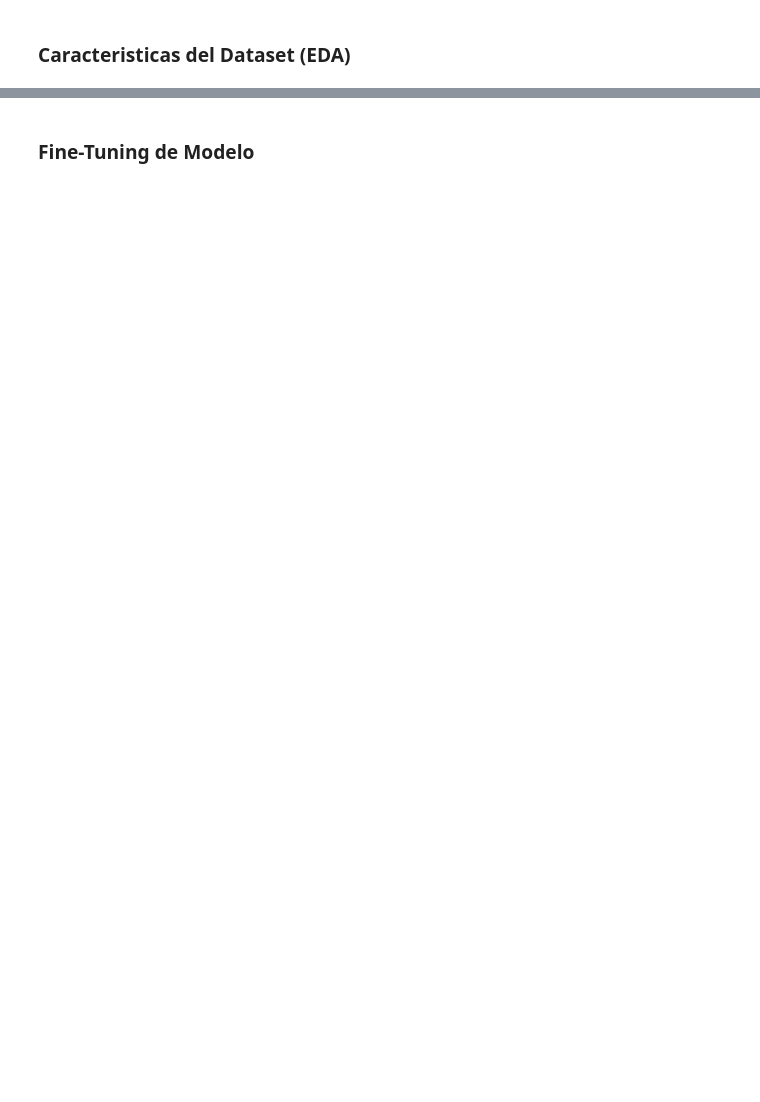
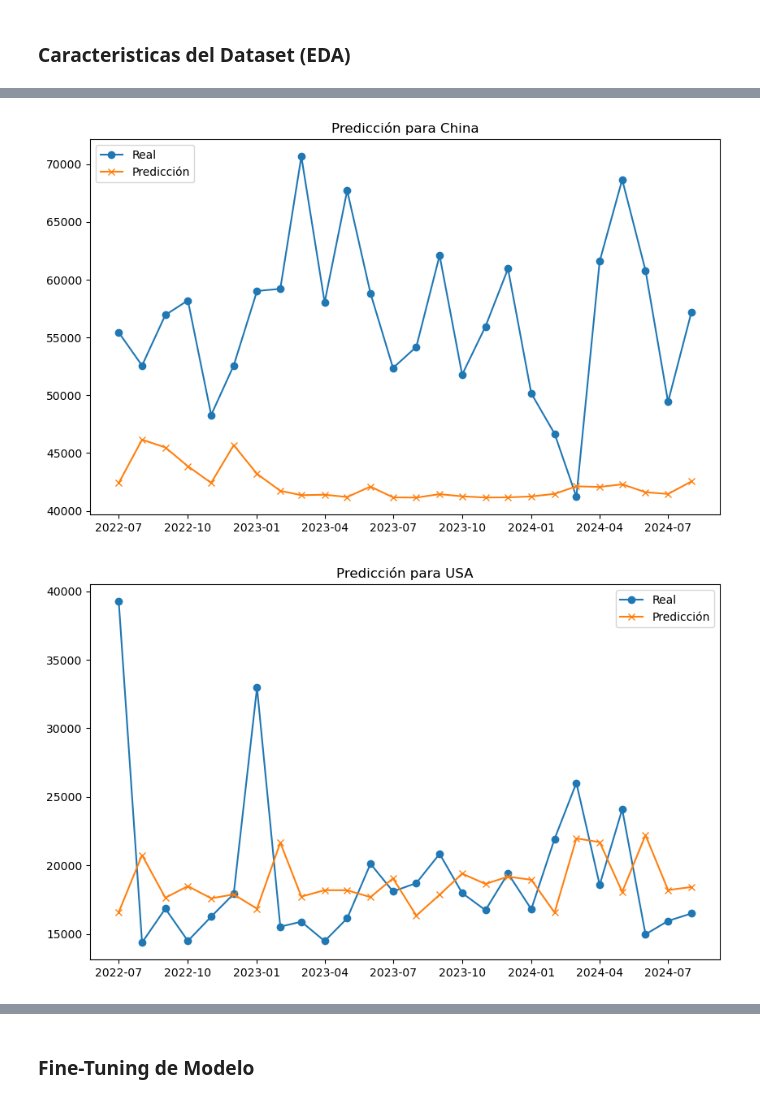
Before and after one commit to huambra/Predicting-Shrimp-Exports, a Jupyter notebook: Random_Forest.ipynb, the cells around one changed output, grey strips where cells are left out. Cells and saved outputs as stored; diff of their text form; code cells hidden in the pictures; blank space fills up the shorter version.

Commit message:
Random Forest Final_enero25

```diff
--- a/Random_Forest.ipynb
+++ b/Random_Forest.ipynb
@@ -65,0 +413,10 @@ aqui hay que hacer hasta dividir los 3 datasets por pais listos para que se pued
+# %%
+# Dividir en variables independientes (X) y dependientes (y)
+def split_data(df):
+    X = df.drop(columns=['Value'])
+    y = df['Value']
+    return train_test_split(X, y, test_size=0.2, random_state=42, shuffle=False)
+
+X_train_china, X_test_china, y_train_china, y_test_china = split_data(china_lagged)
+X_train_usa, X_test_usa, y_train_usa, y_test_usa = split_data(usa_lagged)
+X_train_ue, X_test_ue, y_train_ue, y_test_ue = split_data(ue_lagged)
@@ -65,0 +451,13 @@ aqui hay que hacer hasta dividir los 3 datasets por pais listos para que se pued
+# %%
+# esta celda es el modelado de RF
+# Función para entrenar y evaluar el modelo
+def train_and_evaluate(X_train, y_train, X_test, y_test):
+    model = RandomForestRegressor(n_estimators=100, random_state=42)
+    model.fit(X_train, y_train)
+    predictions = model.predict(X_test)
+
+    mae = mean_absolute_error(y_test, predictions)
+    rmse = mean_squared_error(y_test, predictions, squared=False)
+    mape = mean_absolute_percentage_error(y_test, predictions) * 100
+
+    return model, mae, rmse, mape
@@ -65,0 +502,5 @@ aqui hay que hacer hasta dividir los 3 datasets por pais listos para que se pued
+# %%
+# Entrenar y evaluar para cada región
+model_china, mae_china, rmse_china, mape_china = train_and_evaluate(X_train_china, y_train_china, X_test_china, y_test_china)
+model_usa, mae_usa, rmse_usa, mape_usa = train_and_evaluate(X_train_usa, y_train_usa, X_test_usa, y_test_usa)
+model_ue, mae_ue, rmse_ue, mape_ue = train_and_evaluate(X_train_ue, y_train_ue, X_test_ue, y_test_ue)
@@ -65,0 +558,18 @@ aqui hay que hacer hasta dividir los 3 datasets por pais listos para que se pued
+# %%
+import matplotlib.pyplot as plt
+
+# Visualizar predicciones vs valores reales
+def plot_results(y_test, predictions, title):
+    plt.figure(figsize=(10, 6))
+    plt.plot(y_test.index, y_test, label='Real', marker='o')
+    plt.plot(y_test.index, predictions, label='Predicción', marker='x')
+    plt.title(title)
+    plt.legend()
+    plt.show()
+
+plot_results(y_test_china, model_china.predict(X_test_china), "Predicción para China")
+plot_results(y_test_usa, model_usa.predict(X_test_usa), "Predicción para USA")
+plot_results(y_test_ue, model_ue.predict(X_test_ue), "Predicción para UE")
+# %% [output]
+[figure, added]
+[figure, added]
```
Also changed, not shown: parts of 82 cells of this notebook.
